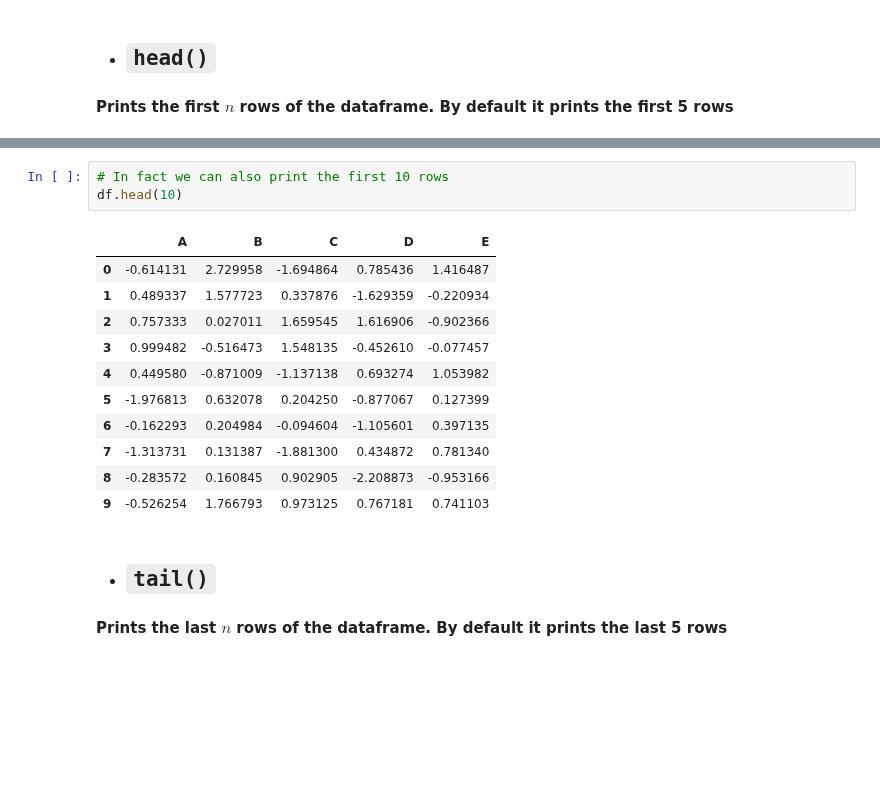
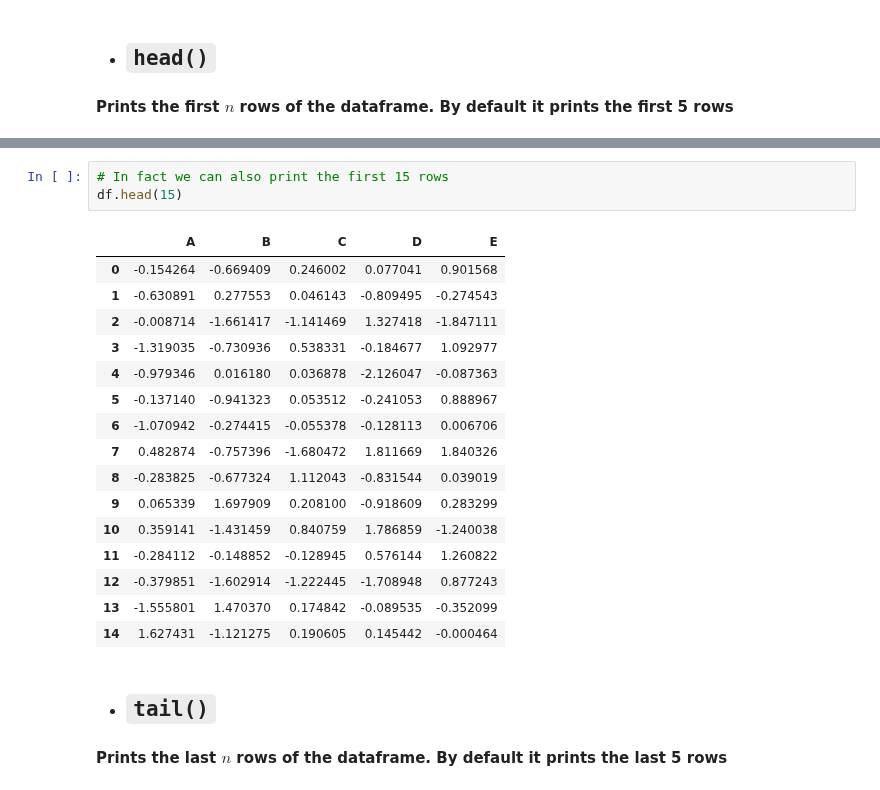
Before and after one commit to laxmanclinilaunch-hub/AI-ML-8-9-, a Jupyter notebook: 2.EDA/Introduction_to_Pandas.ipynb, the cells around one changed output, grey strips where cells are left out. Drawn from its saved outputs; the diff is of its cells as text; blank space fills up the shorter version.

```diff
--- a/2.EDA/Introduction_to_Pandas.ipynb
+++ b/2.EDA/Introduction_to_Pandas.ipynb
@@ -286,18 +289,23 @@ df.head()
 # %%
-# In fact we can also print the first 10 rows
-df.head(10)
+# In fact we can also print the first 15 rows
+df.head(15)
 # %% [output]
 |  | A | B | C | D | E |
-| 0 | -0.614131 | 2.729958 | -1.694864 | 0.785436 | 1.416487 |
-| 1 | 0.489337 | 1.577723 | 0.337876 | -1.629359 | -0.220934 |
-| 2 | 0.757333 | 0.027011 | 1.659545 | 1.616906 | -0.902366 |
-| 3 | 0.999482 | -0.516473 | 1.548135 | -0.452610 | -0.077457 |
-| 4 | 0.449580 | -0.871009 | -1.137138 | 0.693274 | 1.053982 |
-| 5 | -1.976813 | 0.632078 | 0.204250 | -0.877067 | 0.127399 |
-| 6 | -0.162293 | 0.204984 | -0.094604 | -1.105601 | 0.397135 |
-| 7 | -1.313731 | 0.131387 | -1.881300 | 0.434872 | 0.781340 |
-| 8 | -0.283572 | 0.160845 | 0.902905 | -2.208873 | -0.953166 |
-| 9 | -0.526254 | 1.766793 | 0.973125 | 0.767181 | 0.741103 |
+| 0 | -0.154264 | -0.669409 | 0.246002 | 0.077041 | 0.901568 |
+| 1 | -0.630891 | 0.277553 | 0.046143 | -0.809495 | -0.274543 |
+| 2 | -0.008714 | -1.661417 | -1.141469 | 1.327418 | -1.847111 |
+| 3 | -1.319035 | -0.730936 | 0.538331 | -0.184677 | 1.092977 |
+| 4 | -0.979346 | 0.016180 | 0.036878 | -2.126047 | -0.087363 |
+| 5 | -0.137140 | -0.941323 | 0.053512 | -0.241053 | 0.888967 |
+| 6 | -1.070942 | -0.274415 | -0.055378 | -0.128113 | 0.006706 |
+| 7 | 0.482874 | -0.757396 | -1.680472 | 1.811669 | 1.840326 |
+| 8 | -0.283825 | -0.677324 | 1.112043 | -0.831544 | 0.039019 |
+| 9 | 0.065339 | 1.697909 | 0.208100 | -0.918609 | 0.283299 |
+| 10 | 0.359141 | -1.431459 | 0.840759 | 1.786859 | -1.240038 |
+| 11 | -0.284112 | -0.148852 | -0.128945 | 0.576144 | 1.260822 |
+| 12 | -0.379851 | -1.602914 | -1.222445 | -1.708948 | 0.877243 |
+| 13 | -1.555801 | 1.470370 | 0.174842 | -0.089535 | -0.352099 |
+| 14 | 1.627431 | -1.121275 | 0.190605 | 0.145442 | -0.000464 |
 # %% [markdown]
 * ## <b><code>tail()</code></b>
 
```
Also changed, not shown: parts of 9 cells of this notebook, 1 other file.
